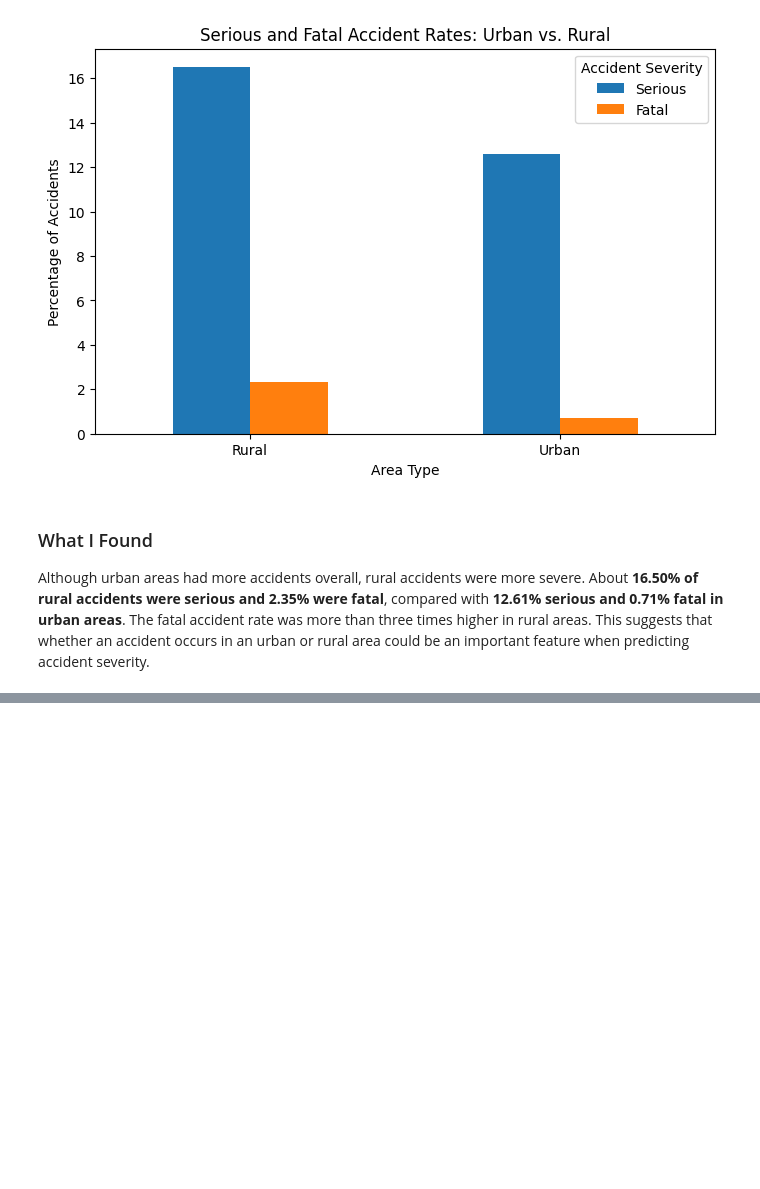
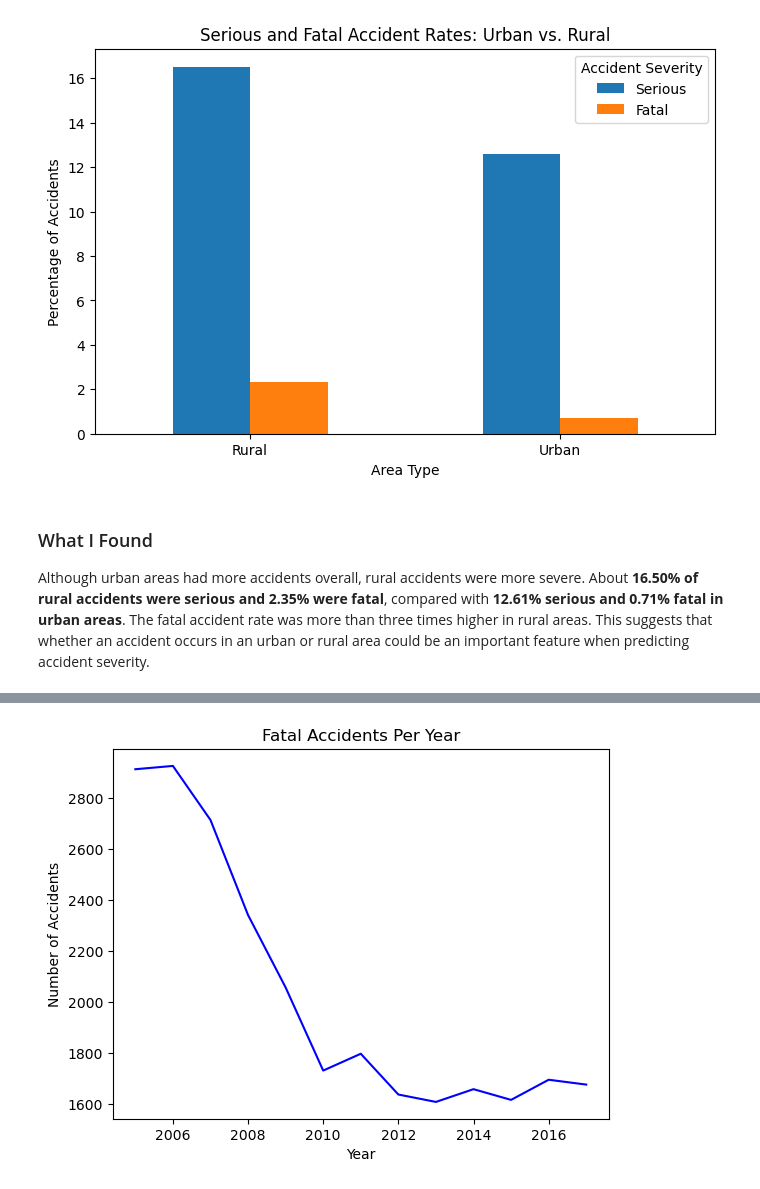
Before and after one commit to AmiJoba22/uk_road_safety_datapipe, a Jupyter notebook: notebooks/main_eda.ipynb, the cells around one changed output, grey strips where cells are left out. Saved outputs shown, nothing was run; the diff lists cells and outputs as text; code cells hidden in the pictures; blank space fills up the shorter version.

```diff
--- a/notebooks/main_eda.ipynb
+++ b/notebooks/main_eda.ipynb
@@ -502,0 +793,13 @@ Although urban areas had more accidents overall, rural accidents were more sever
+# %%
+fatal_df = accidents[accidents["Accident_Severity"] == "Fatal"]
+
+fatal_by_year = fatal_df.groupby(fatal_df["Date"].dt.year).size()
+
+
+fatal_by_year.plot(color="blue")
+plt.title("Fatal Accidents Per Year")
+plt.xlabel("Year")
+plt.ylabel("Number of Accidents")
+plt.show()
+# %% [output]
+[figure, added]
```
Also changed, not shown: parts of 25 cells of this notebook, 1 other file.
